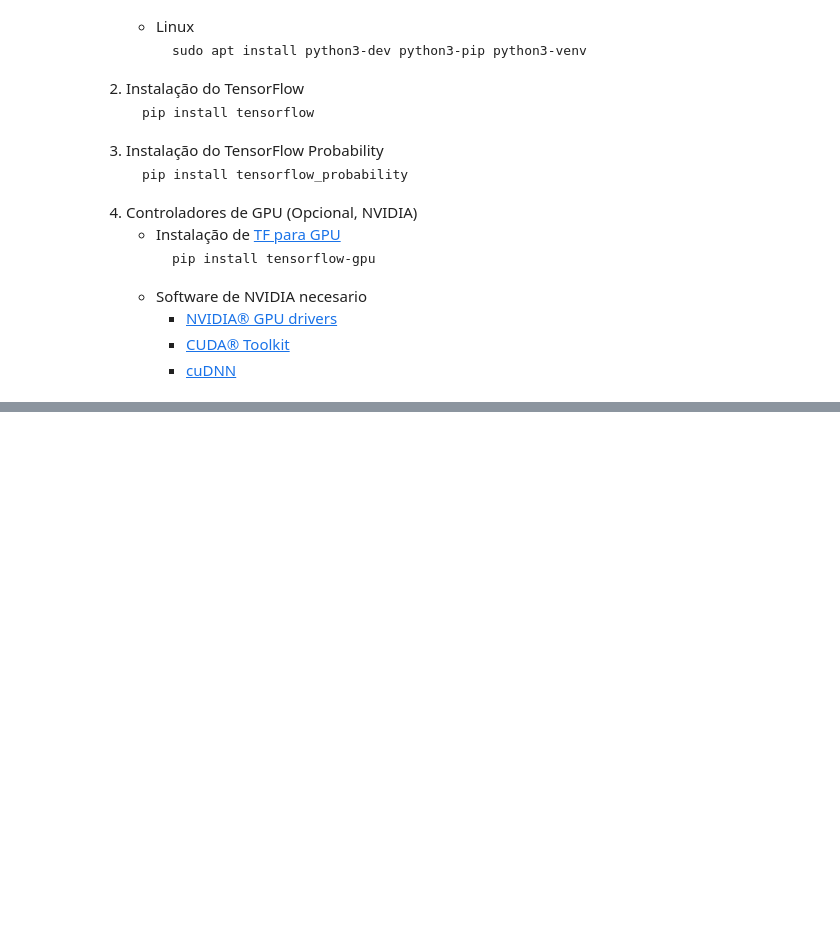
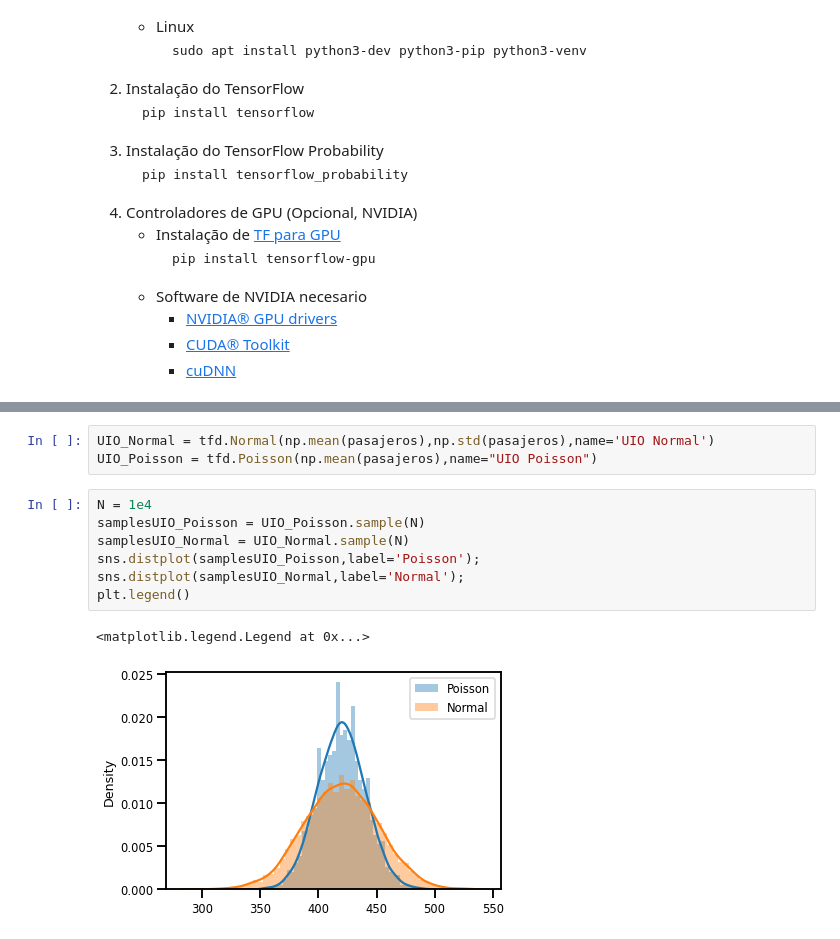
Before and after one commit to RodrigoCoelho7/probabilistic_programming, a Jupyter notebook: TensorFlow_Probability/TensorFlow_Probability.ipynb, the cells around one changed output, grey strips where cells are left out. Cells and saved outputs as stored; diff of their text form; blank space fills up the shorter version.

```diff
--- a/TensorFlow_Probability/TensorFlow_Probability.ipynb
+++ b/TensorFlow_Probability/TensorFlow_Probability.ipynb
@@ -52,0 +209,13 @@ As ferramentas usadas por TFP:
+# %%
+UIO_Normal = tfd.Normal(np.mean(pasajeros),np.std(pasajeros),name='UIO Normal')
+UIO_Poisson = tfd.Poisson(np.mean(pasajeros),name="UIO Poisson")
+# %%
+N = 1e4
+samplesUIO_Poisson = UIO_Poisson.sample(N)
+samplesUIO_Normal = UIO_Normal.sample(N)
+sns.distplot(samplesUIO_Poisson,label='Poisson');
+sns.distplot(samplesUIO_Normal,label='Normal');
+plt.legend()
+# %% [output]
+<matplotlib.legend.Legend at 0x...>
+[figure, added]
```
Also changed, not shown: parts of 55 cells of this notebook, 1 other file.
